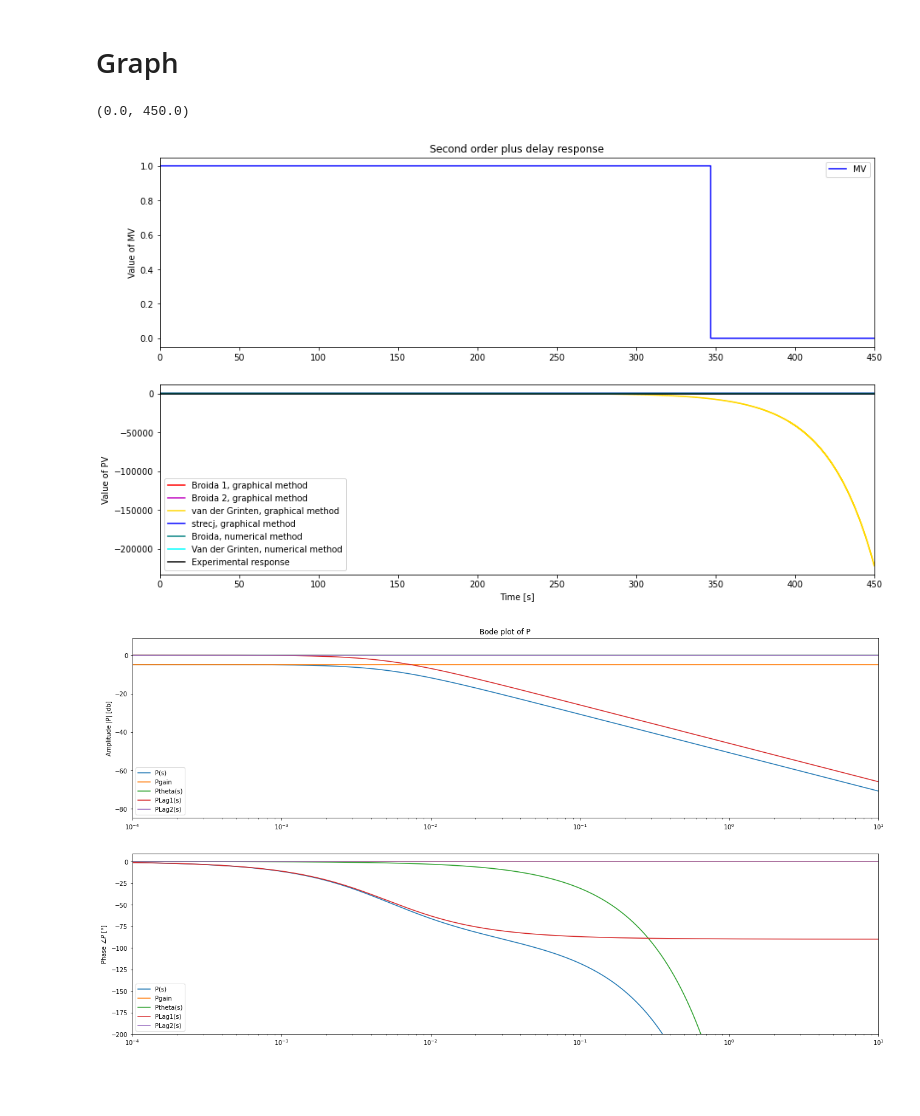
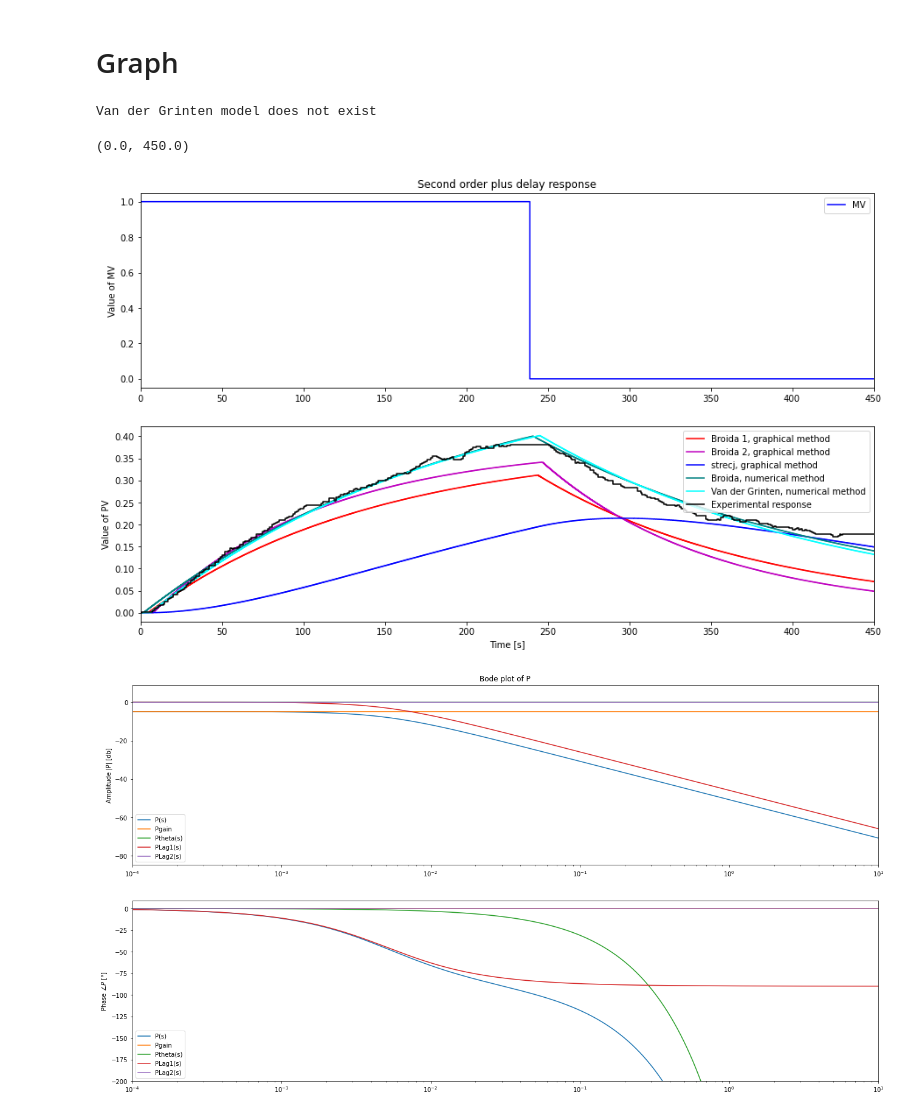
Before and after one commit to LeTouristeDeLECAM/Control-Theory-Laboratory, a Jupyter notebook: control_theory_software/Control_theory_software/Simulation_OLP_REKIK_LEONARD.ipynb, the cells around one changed output. Saved outputs shown, nothing was run; the diff lists cells and outputs as text; code cells hidden in the pictures; blank space fills up the shorter version.

```diff
--- a/control_theory_software/Control_theory_software/Simulation_OLP_REKIK_LEONARD.ipynb
+++ b/control_theory_software/Control_theory_software/Simulation_OLP_REKIK_LEONARD.ipynb
@@ -13,5 +13,5 @@ from package_DBR import myRound, SelectPath_RT, Delay_RT, FO_RT, FOPDT, SOPDT, F
 # %%
 TSim = 450
 Ts = 0.1
-MVPath = {0: 1, 347:0 , TSim: 0}
+MVPath = {0: 1, 239:0 , TSim: 0}
 N = int(TSim/Ts) + 1
@@ -123,8 +144,8 @@ plt.xlim([0, TSim])
 ## van der Grinten model
 Second order plus delay
 # %%
-T1_vdg= Tg_graph*(3*a_graph*e-1)/(1+a_graph*e)
-T2_vdg= Tg_graph*(1-a_graph*e)/(1+a_graph*e)
+T1_vdg= Tg_graph*((3*a_graph*e)-1)/(1+(a_graph*e))
+T2_vdg= Tg_graph*(1-(a_graph*e))/(1+(a_graph*e))
 
 theta_graph_vdg = Tu_graph-((T1_vdg*T2_vdg)/(T1_vdg+3*T2_vdg))
 
@@ -398,30 +421,34 @@ plt.xlim([0, TSim])
 # %%
 plt.figure(figsize = (15,9))
 
 plt.subplot(2,1,1)
 plt.step(t,MV,'b-',label='MV',where='post')
 plt.ylabel('Value of MV')
 plt.title('Second order plus delay response')
 plt.legend(loc='best')
 plt.xlim([0, TSim])
 
 plt.subplot(2,1,2)
 plt.step(t,PV_broida1,'r-',label='Broida 1, graphical method',where='post')
 plt.step(t,PV_broida2,'m-',label='Broida 2, graphical method',where='post')
-plt.step(t,PVSOPDT_van_der_grinten,'gold',label='van der Grinten, graphical method',where='post')
+try :
+    plt.step(t,PVSOPDT_van_der_grinten,'gold',label='van der Grinten, graphical method',where='post')
+except :
+    print('Van der Grinten model does not exist')
 plt.step(t,PVSOPDT_strecj,'b-',label='strecj, graphical method',where='post')
 plt.step(t,PVFOPDT_Num,'teal',label='Broida, numerical method',where='post')
 plt.step(t,PVSOPDT_Num,'cyan',label='Van der Grinten, numerical method',where='post')
 plt.step(tm,PVm,'k-',label='Experimental response',where='post')
 
 
 plt.ylabel('Value of PV')
 plt.xlabel('Time [s]')
 plt.legend(loc='best')
 plt.xlim([0, TSim])
 # %% [output]
-(0.0, 450.0)
+Van der Grinten model does not exist
+(0.0, 450.0)
-[figure, old version]
+[figure, new version]
 # %%
 P = Process({}) # Default process = unit gain
 
```
Also changed, not shown: parts of 7 cells of this notebook, 14 other files.
